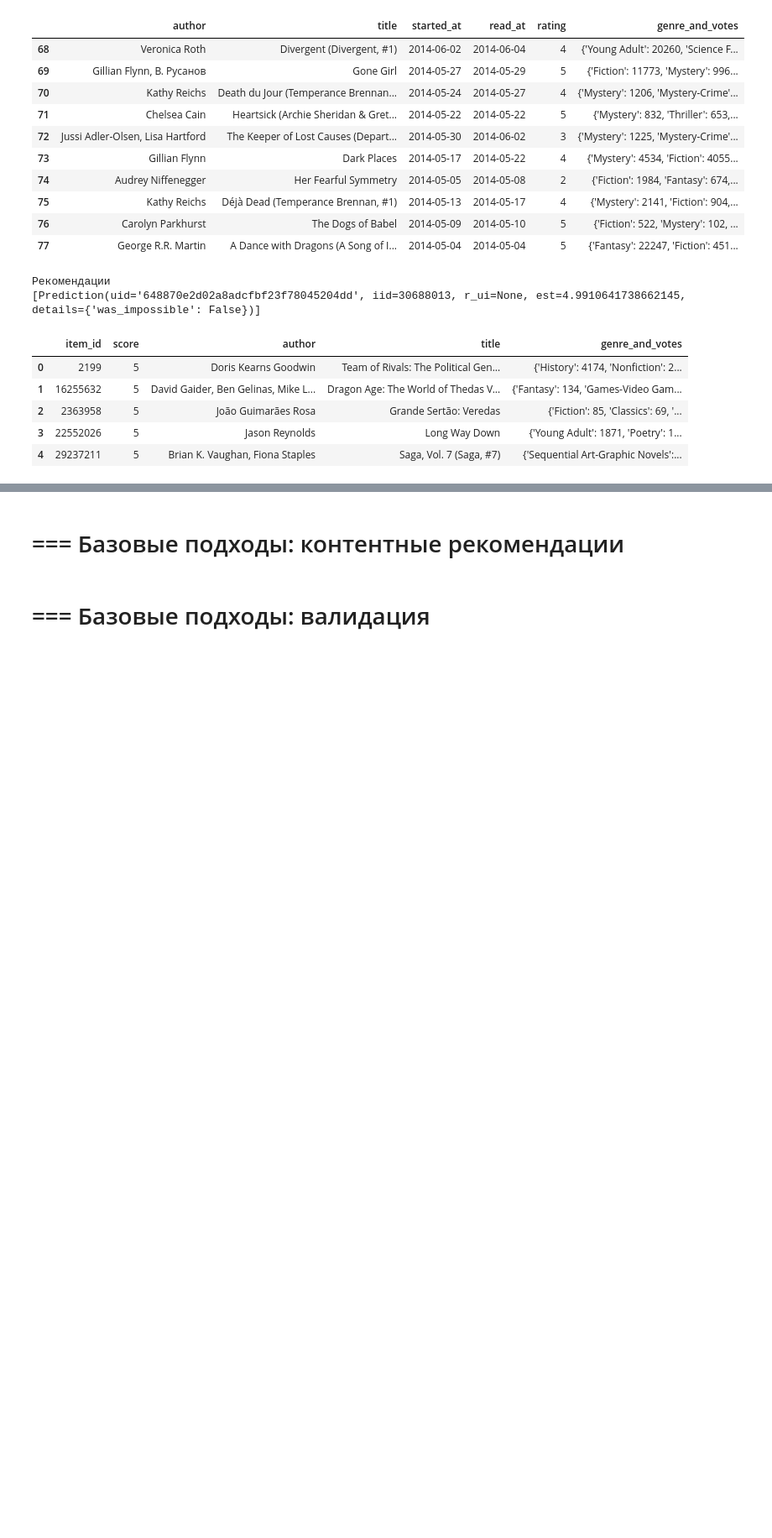
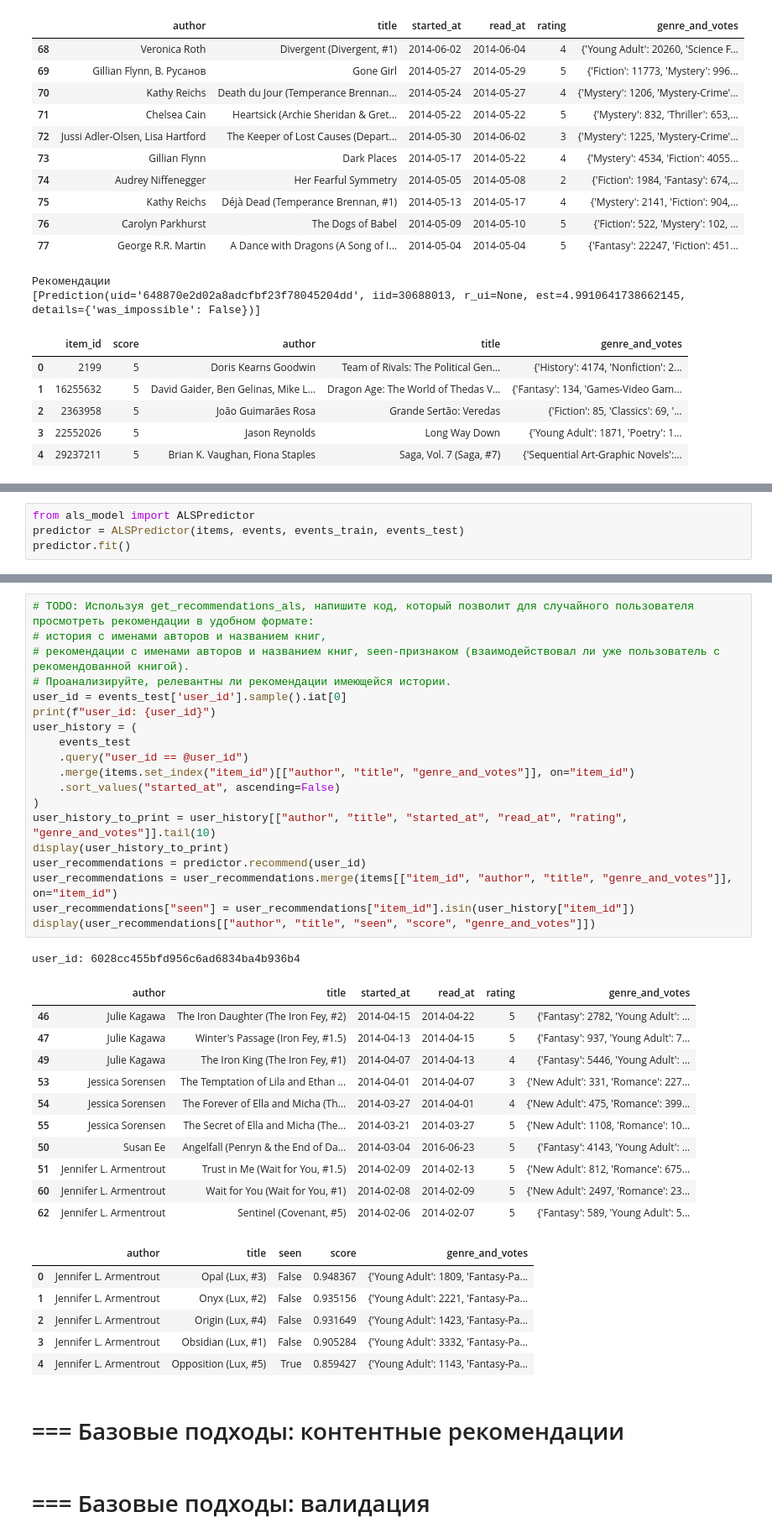
Before and after one commit to GDreyV/mle-recsys-start, a Jupyter notebook: main_offline.ipynb, the cells around one changed output, grey strips where cells are left out. Shown at 84% size. Saved outputs shown, nothing was run; the diff lists cells and outputs as text; blank space fills up the shorter version.

Commit message:
Do user-friendly ALS recommendation

```diff
--- a/main_offline.ipynb
+++ b/main_offline.ipynb
@@ -266,0 +271,4 @@ user_id: 648870e2d02a8adcfbf23f78045204dd
+# %%
+from als_model import ALSPredictor
+predictor = ALSPredictor(items, events, events_train, events_test)
+predictor.fit()
@@ -267,3 +286,41 @@ user_id: 648870e2d02a8adcfbf23f78045204dd
+# %%
+# TODO: Используя get_recommendations_als, напишите код, который позволит для случайного пользователя просмотреть рекомендации в удобном формате:
+# история с именами авторов и названием книг,
+# рекомендации с именами авторов и названием книг, seen-признаком (взаимодействовал ли уже пользователь с рекомендованной книгой).
+# Проанализируйте, релевантны ли рекомендации имеющейся истории.
+user_id = events_test['user_id'].sample().iat[0]
+print(f"user_id: {user_id}")
+user_history = (
+    events_test
+    .query("user_id == @user_id")
+    .merge(items.set_index("item_id")[["author", "title", "genre_and_votes"]], on="item_id")
+    .sort_values("started_at", ascending=False)
+)
+user_history_to_print = user_history[["author", "title", "started_at", "read_at", "rating", "genre_and_votes"]].tail(10)
+display(user_history_to_print)
+user_recommendations = predictor.recommend(user_id)
+user_recommendations = user_recommendations.merge(items[["item_id", "author", "title", "genre_and_votes"]], on="item_id")
+user_recommendations["seen"] = user_recommendations["item_id"].isin(user_history["item_id"])
+display(user_recommendations[["author", "title", "seen", "score", "genre_and_votes"]])
+# %% [output]
+user_id: 6028cc455bfd956c6ad6834ba4b936b4
+|  | author | title | started_at | read_at | rating | genre_and_votes |
+| 46 | Julie Kagawa | The Iron Daughter (The Iron Fey, #2) | 2014-04-15 | 2014-04-22 | 5 | {'Fantasy': 2782, 'Young Adult': ... |
+| 47 | Julie Kagawa | Winter's Passage (Iron Fey, #1.5) | 2014-04-13 | 2014-04-15 | 5 | {'Fantasy': 937, 'Young Adult': 7... |
+| 49 | Julie Kagawa | The Iron King (The Iron Fey, #1) | 2014-04-07 | 2014-04-13 | 4 | {'Fantasy': 5446, 'Young Adult': ... |
+| 53 | Jessica Sorensen | The Temptation of Lila and Ethan ... | 2014-04-01 | 2014-04-07 | 3 | {'New Adult': 331, 'Romance': 227... |
+| 54 | Jessica Sorensen | The Forever of Ella and Micha (Th... | 2014-03-27 | 2014-04-01 | 4 | {'New Adult': 475, 'Romance': 399... |
+| 55 | Jessica Sorensen | The Secret of Ella and Micha (The... | 2014-03-21 | 2014-03-27 | 5 | {'New Adult': 1108, 'Romance': 10... |
+| 50 | Susan Ee | Angelfall (Penryn & the End of Da... | 2014-03-04 | 2016-06-23 | 5 | {'Fantasy': 4143, 'Young Adult': ... |
+| 51 | Jennifer L. Armentrout | Trust in Me (Wait for You, #1.5) | 2014-02-09 | 2014-02-13 | 5 | {'New Adult': 812, 'Romance': 675... |
+| 60 | Jennifer L. Armentrout | Wait for You (Wait for You, #1) | 2014-02-08 | 2014-02-09 | 5 | {'New Adult': 2497, 'Romance': 23... |
+| 62 | Jennifer L. Armentrout | Sentinel (Covenant, #5) | 2014-02-06 | 2014-02-07 | 5 | {'Fantasy': 589, 'Young Adult': 5... |
+|  | author | title | seen | score | genre_and_votes |
+| 0 | Jennifer L. Armentrout | Opal (Lux, #3) | False | 0.948367 | {'Young Adult': 1809, 'Fantasy-Pa... |
+| 1 | Jennifer L. Armentrout | Onyx (Lux, #2) | False | 0.935156 | {'Young Adult': 2221, 'Fantasy-Pa... |
+| 2 | Jennifer L. Armentrout | Origin (Lux, #4) | False | 0.931649 | {'Young Adult': 1423, 'Fantasy-Pa... |
+| 3 | Jennifer L. Armentrout | Obsidian (Lux, #1) | False | 0.905284 | {'Young Adult': 3332, 'Fantasy-Pa... |
+| 4 | Jennifer L. Armentrout | Opposition (Lux, #5) | True | 0.859427 | {'Young Adult': 1143, 'Fantasy-Pa... |
 # %% [markdown]
 # === Базовые подходы: контентные рекомендации
 # %% [markdown]
```
Also changed, not shown: parts of 6 cells of this notebook, 3 other files.
